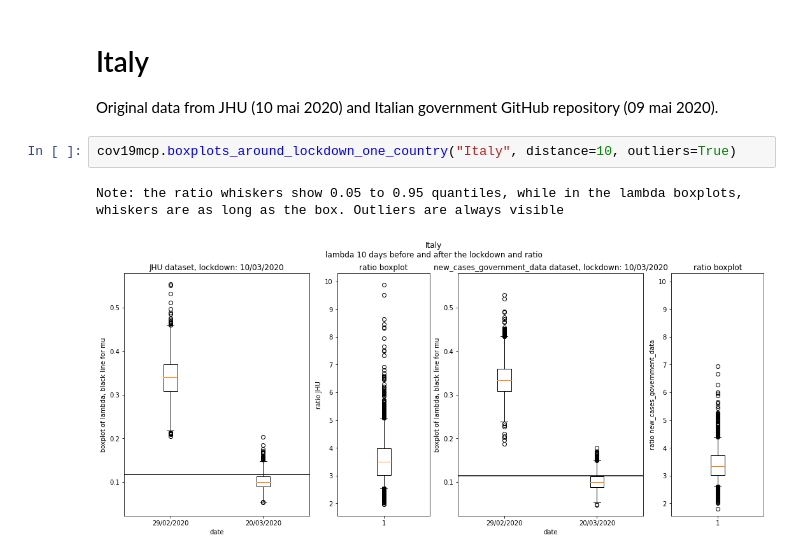
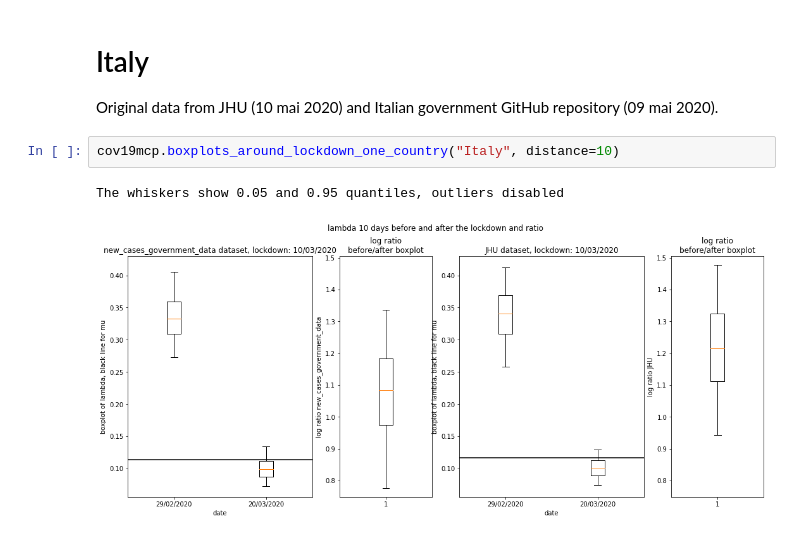
Before and after one commit to Konrad982/covid19_inference, a Jupyter notebook: scripts/Comparison.ipynb, the cells around one changed output. Cells and saved outputs as stored; diff of their text form.

Commit message:
New comparative plot for Comparison

```diff
--- a/scripts/Comparison.ipynb
+++ b/scripts/Comparison.ipynb
@@ -27,7 +27,7 @@ Note: the ratio whiskers show 0.05 to 0.95 quantiles and outliers are invisible,
 
 Original data from JHU (10 mai 2020) and Italian government GitHub repository (09 mai 2020).
 # %%
-cov19mcp.boxplots_around_lockdown_one_country("Italy", distance=10, outliers=True)
+cov19mcp.boxplots_around_lockdown_one_country("Italy", distance=10)
 # %% [output]
-Note: the ratio whiskers show 0.05 to 0.95 quantiles, while in the lambda boxplots, whiskers are as long as the box. Outliers are always visible
+The whiskers show 0.05 and 0.95 quantiles, outliers disabled
-[figure, old version]
+[figure, new version]
```
Also changed, not shown: parts of 2 cells of this notebook, 3 other files.
